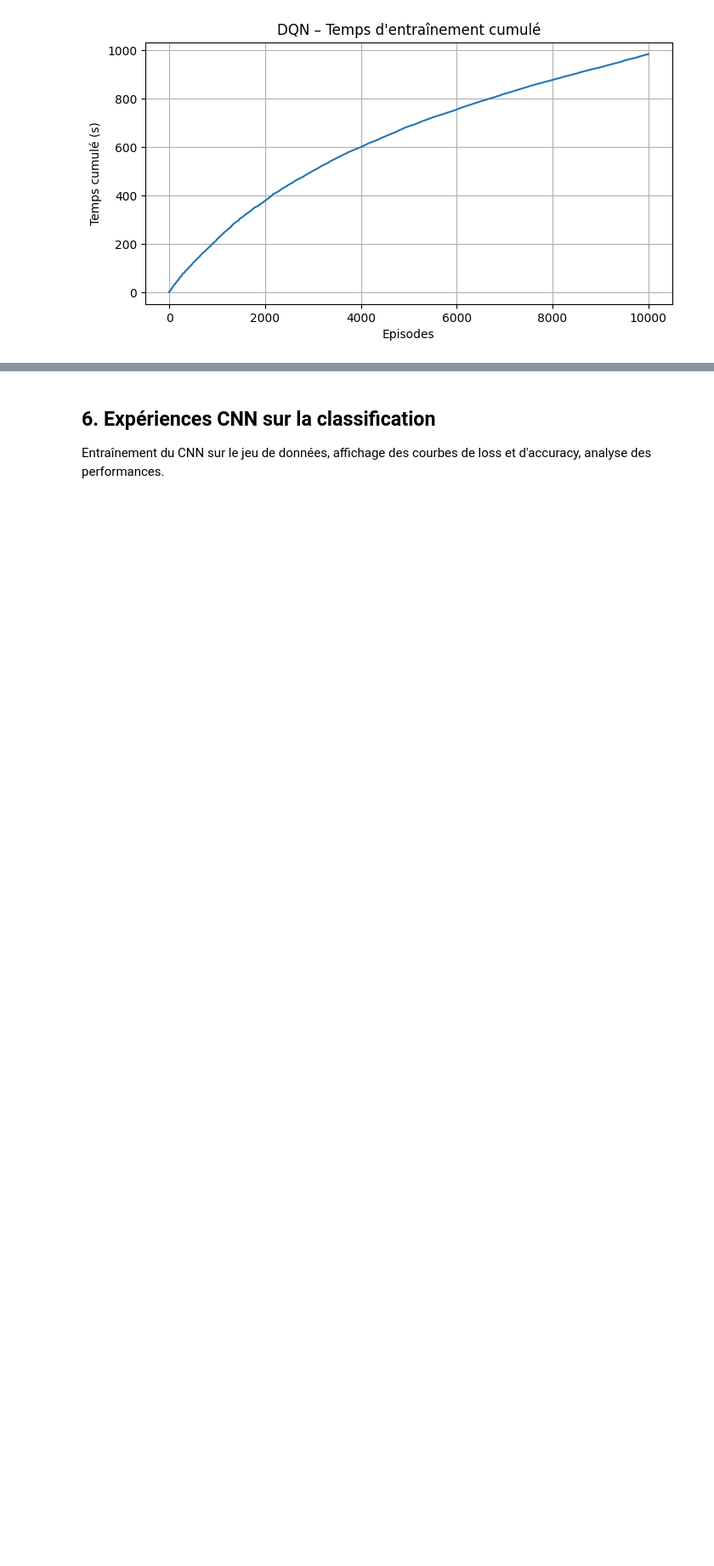
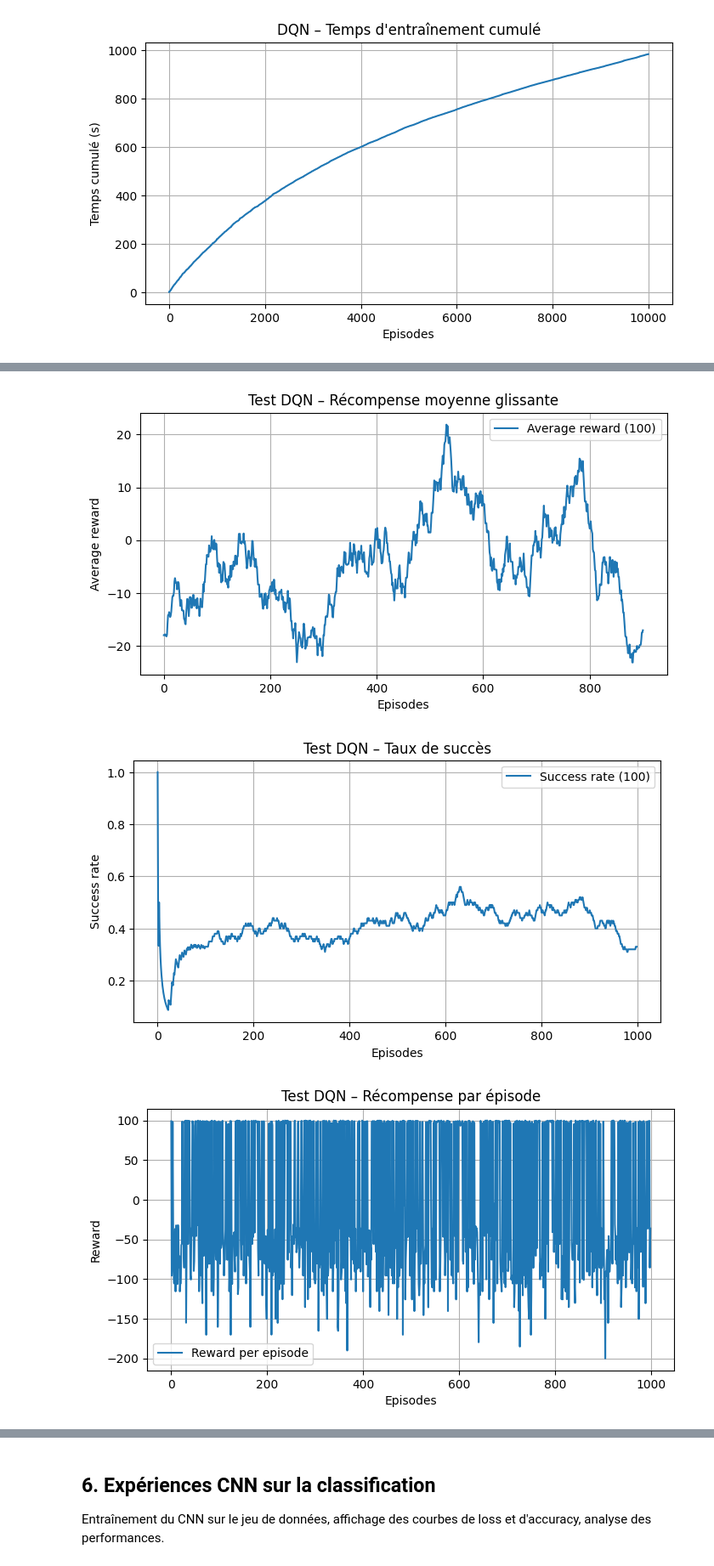
Before and after one commit to Manon-LV/MiniProjet, a Jupyter notebook: mini_projet_final_report.ipynb, the cells around one changed output, grey strips where cells are left out. Shown at 85% size. Drawn from its saved outputs; the diff is of its cells as text; code cells hidden in the pictures; blank space fills up the shorter version.

Commit message:
ajout test dqn 1

```diff
--- a/mini_projet_final_report.ipynb
+++ b/mini_projet_final_report.ipynb
@@ -202,0 +210,55 @@ plt.show()
+# %%
+# Affichage des courbes de test DQN
+import numpy as np
+import matplotlib.pyplot as plt
+import os
+
+base_path = os.path.join('results', '03')
+
+# Average reward (glissante)
+avg_rewards = np.load(os.path.join(base_path, 'testdqn_avg_rewards.npy'))
+plt.figure(figsize=(8,4))
+plt.plot(avg_rewards, label='Average reward (100)')
+plt.xlabel('Episodes')
+plt.ylabel('Average reward')
+plt.title('Test DQN – Récompense moyenne glissante')
+plt.legend()
+plt.grid(True)
+plt.show()
+
+# Success rate
+success_rates = np.load(os.path.join(base_path, 'testdqn_success_rates.npy'))
+plt.figure(figsize=(8,4))
+plt.plot(success_rates, label='Success rate (100)')
+plt.xlabel('Episodes')
+plt.ylabel('Success rate')
+plt.title('Test DQN – Taux de succès')
+plt.legend()
+plt.grid(True)
+plt.show()
+
+# Reward par épisode
+rewards = np.load(os.path.join(base_path, 'testdqn_episode_rewards.npy'))
+plt.figure(figsize=(8,4))
+plt.plot(rewards, label='Reward per episode')
+plt.xlabel('Episodes')
+plt.ylabel('Reward')
+plt.title('Test DQN – Récompense par épisode')
+plt.legend()
+plt.grid(True)
+plt.show()
+
+# Steps per episode
+steps = np.load(os.path.join(base_path, 'testdqn_steps_per_episode.npy'))
+plt.figure(figsize=(8,4))
+plt.plot(steps, label='Steps per episode')
+plt.xlabel('Episodes')
+plt.ylabel('Steps')
+plt.title('Test DQN – Nombre de pas par épisode')
+plt.legend()
+plt.grid(True)
+plt.show()
+# %% [output]
+[figure, added]
+[figure, added]
+[figure, added]
```
Also changed, not shown: parts of 3 cells of this notebook, 5 other files.
